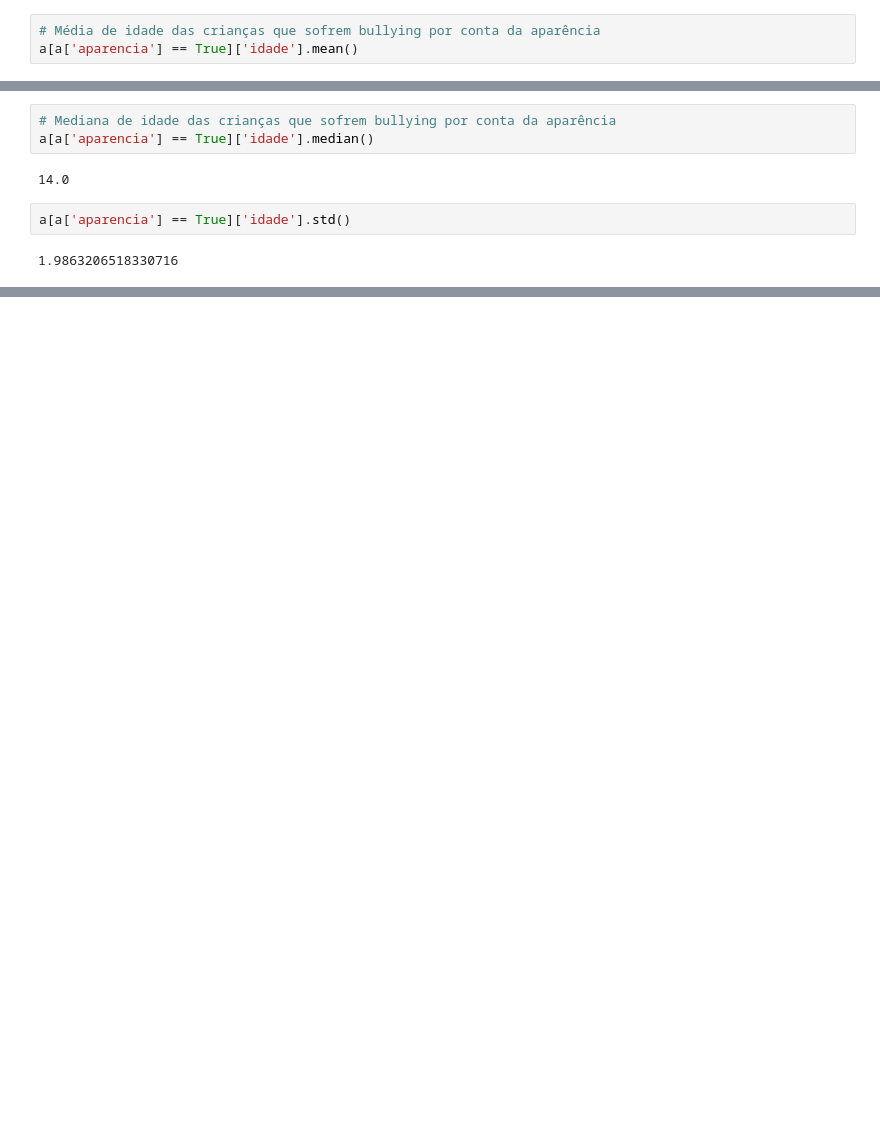
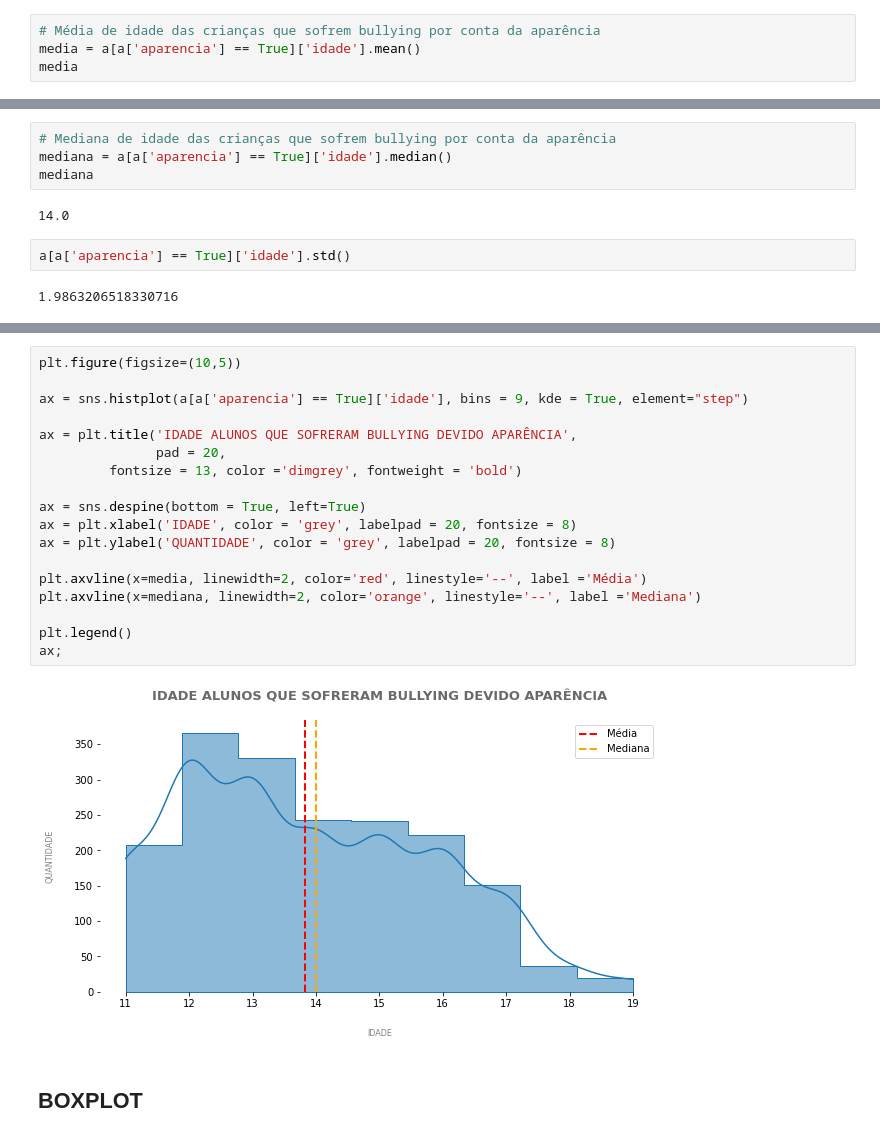
Before and after one commit to daianeklein/bootcamp-Alura, a Jupyter notebook: Desafio-Modulo3.ipynb, the cells around one changed output, grey strips where cells are left out. Drawn from its saved outputs; the diff is of its cells as text; blank space fills up the shorter version.

```diff
--- a/Desafio-Modulo3.ipynb
+++ b/Desafio-Modulo3.ipynb
@@ -244,12 +246,14 @@ b = a['motivo_bul'].str.contains('Aparencia')
 a['aparencia'] = b
 # %%
 # Média de idade das crianças que sofrem bullying por conta da aparência
-a[a['aparencia'] == True]['idade'].mean()
+media = a[a['aparencia'] == True]['idade'].mean()
+media
 # %% [output]
 13.832506887052341
 # %%
 # Mediana de idade das crianças que sofrem bullying por conta da aparência
-a[a['aparencia'] == True]['idade'].median()
+mediana = a[a['aparencia'] == True]['idade'].median()
+mediana
 # %% [output]
 14.0
 # %%
@@ -263,0 +277,22 @@ sns.kdeplot(a[a['aparencia'] == True]['idade'], shade = True)
+# %%
+plt.figure(figsize=(10,5))
+
+ax = sns.histplot(a[a['aparencia'] == True]['idade'], bins = 9, kde = True, element="step")
+
+ax = plt.title('IDADE ALUNOS QUE SOFRERAM BULLYING DEVIDO APARÊNCIA',
+               pad = 20,
+         fontsize = 13, color ='dimgrey', fontweight = 'bold')
+
+ax = sns.despine(bottom = True, left=True)
+ax = plt.xlabel('IDADE', color = 'grey', labelpad = 20, fontsize = 8)
+ax = plt.ylabel('QUANTIDADE', color = 'grey', labelpad = 20, fontsize = 8)
+
+plt.axvline(x=media, linewidth=2, color='red', linestyle='--', label ='Média')
+plt.axvline(x=mediana, linewidth=2, color='orange', linestyle='--', label ='Mediana')
+
+plt.legend()
+ax;
+# %% [output]
+[figure, added]
+# %% [markdown]
+## BOXPLOT
```
Also changed, not shown: parts of 8 cells of this notebook.
